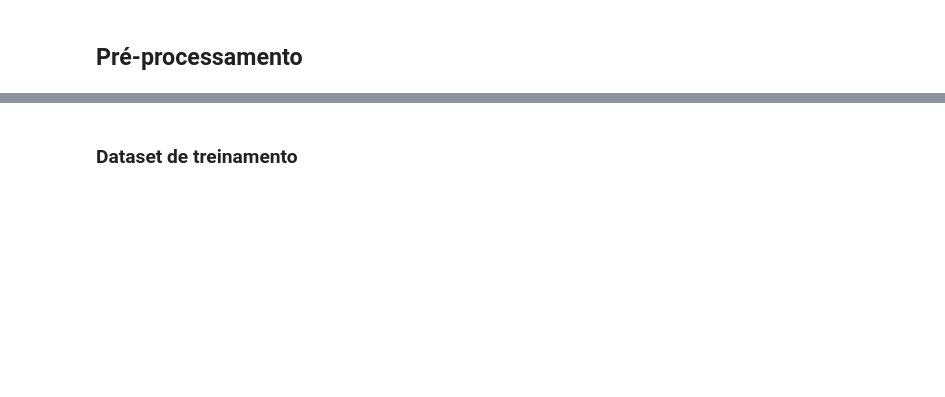
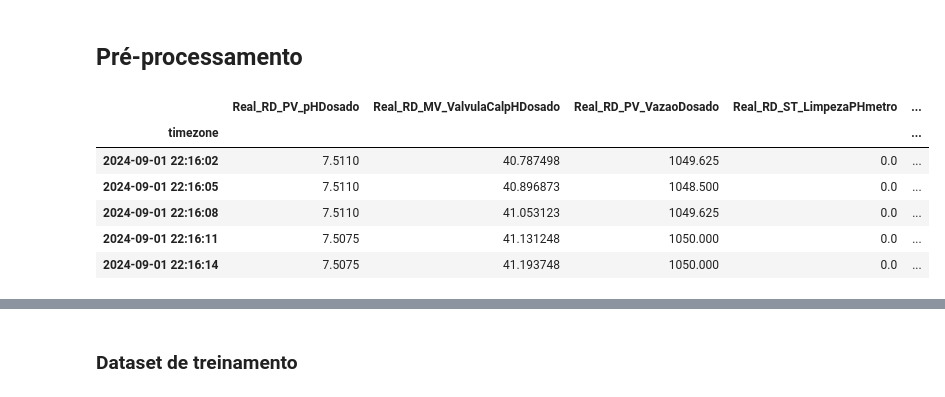
Before and after one commit to vinifm/pentagro, a Jupyter notebook: src/rnn.ipynb, the cells around one changed output, grey strips where cells are left out. Cells and saved outputs as stored; diff of their text form; code cells hidden in the pictures; blank space fills up the shorter version.

```diff
--- a/src/rnn.ipynb
+++ b/src/rnn.ipynb
@@ -59,3 +60,16 @@ df = df[(day * 10)]
+# %%
+df = df_raw.dropna() # Drop nulls
+df = df.tail(day * 10) # Seleciona apenas os últimos dez dias
+df = df.drop(columns=['ID', 'Real_RD_PV_BaumeCal']) # Features não usadas
+df.head()
+# %% [output]
+|  | Real_RD_PV_pHDosado | Real_RD_MV_ValvulaCalpHDosado | Real_RD_PV_VazaoDosado | Real_RD_ST_LimpezaPHmetro | ... |
+| timezone |  |  |  |  | ... |
+| 2024-09-01 22:16:02 | 7.5110 | 40.787498 | 1049.625 | 0.0 | ... |
+| 2024-09-01 22:16:05 | 7.5110 | 40.896873 | 1048.500 | 0.0 | ... |
+| 2024-09-01 22:16:08 | 7.5110 | 41.053123 | 1049.625 | 0.0 | ... |
+| 2024-09-01 22:16:11 | 7.5075 | 41.131248 | 1050.000 | 0.0 | ... |
+| 2024-09-01 22:16:14 | 7.5075 | 41.193748 | 1050.000 | 0.0 | ... |
 # %%
 # Normalização
 from sklearn.preprocessing import MinMaxScaler
```
Also changed, not shown: parts of 24 cells of this notebook.
